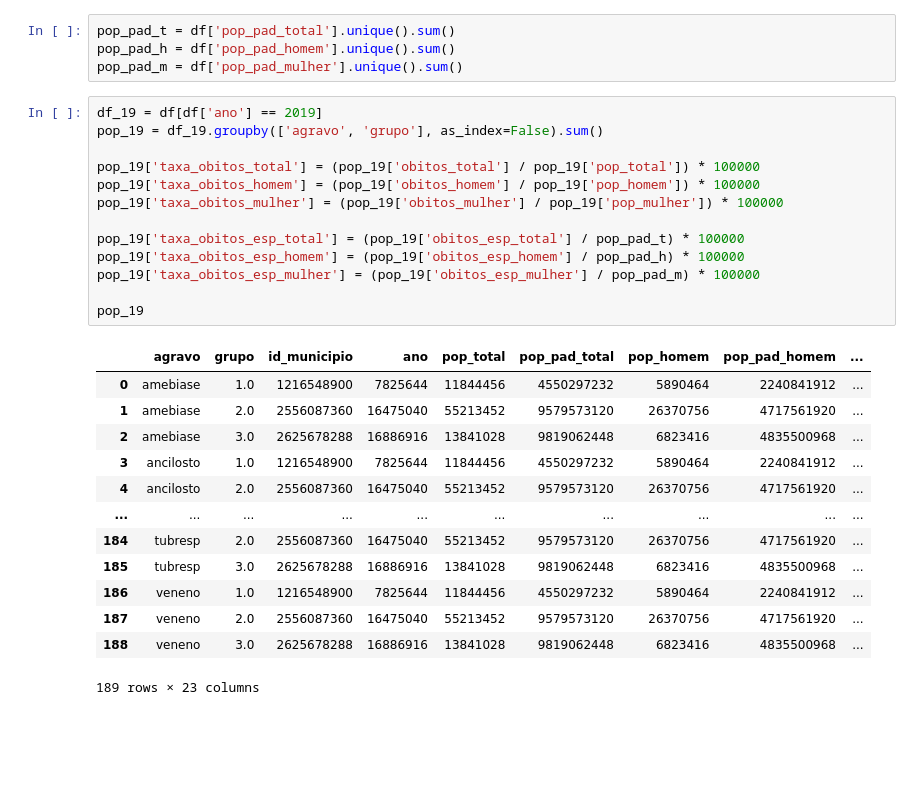
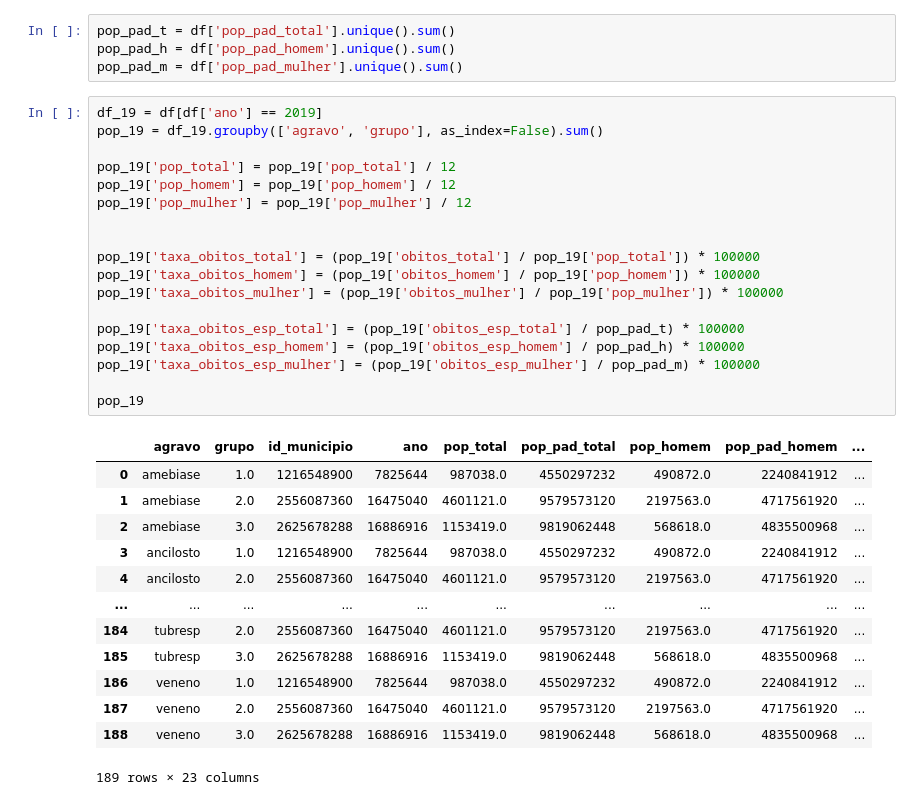
Before and after one commit to uai-ufmg/brumadinho37, a Jupyter notebook: graficos.ipynb, the cells around one changed output. Cells and saved outputs as stored; diff of their text form; blank space fills up the shorter version.

```diff
--- a/graficos.ipynb
+++ b/graficos.ipynb
@@ -25,29 +26,34 @@ pop_pad_m = df['pop_pad_mulher'].unique().sum()
 # %%
 df_19 = df[df['ano'] == 2019]
 pop_19 = df_19.groupby(['agravo', 'grupo'], as_index=False).sum()
+
+pop_19['pop_total'] = pop_19['pop_total'] / 12
+pop_19['pop_homem'] = pop_19['pop_homem'] / 12
+pop_19['pop_mulher'] = pop_19['pop_mulher'] / 12
+
 
 pop_19['taxa_obitos_total'] = (pop_19['obitos_total'] / pop_19['pop_total']) * 100000
 pop_19['taxa_obitos_homem'] = (pop_19['obitos_homem'] / pop_19['pop_homem']) * 100000
 pop_19['taxa_obitos_mulher'] = (pop_19['obitos_mulher'] / pop_19['pop_mulher']) * 100000
 
 pop_19['taxa_obitos_esp_total'] = (pop_19['obitos_esp_total'] / pop_pad_t) * 100000
 pop_19['taxa_obitos_esp_homem'] = (pop_19['obitos_esp_homem'] / pop_pad_h) * 100000
 pop_19['taxa_obitos_esp_mulher'] = (pop_19['obitos_esp_mulher'] / pop_pad_m) * 100000
 
 pop_19
 # %% [output]
 |  | agravo | grupo | id_municipio | ano | pop_total | pop_pad_total | pop_homem | pop_pad_homem | ... |
-| 0 | amebiase | 1.0 | 1216548900 | 7825644 | 11844456 | 4550297232 | 5890464 | 2240841912 | ... |
-| 1 | amebiase | 2.0 | 2556087360 | 16475040 | 55213452 | 9579573120 | 26370756 | 4717561920 | ... |
-| 2 | amebiase | 3.0 | 2625678288 | 16886916 | 13841028 | 9819062448 | 6823416 | 4835500968 | ... |
-| 3 | ancilosto | 1.0 | 1216548900 | 7825644 | 11844456 | 4550297232 | 5890464 | 2240841912 | ... |
-| 4 | ancilosto | 2.0 | 2556087360 | 16475040 | 55213452 | 9579573120 | 26370756 | 4717561920 | ... |
+| 0 | amebiase | 1.0 | 1216548900 | 7825644 | 987038.0 | 4550297232 | 490872.0 | 2240841912 | ... |
+| 1 | amebiase | 2.0 | 2556087360 | 16475040 | 4601121.0 | 9579573120 | 2197563.0 | 4717561920 | ... |
+| 2 | amebiase | 3.0 | 2625678288 | 16886916 | 1153419.0 | 9819062448 | 568618.0 | 4835500968 | ... |
+| 3 | ancilosto | 1.0 | 1216548900 | 7825644 | 987038.0 | 4550297232 | 490872.0 | 2240841912 | ... |
+| 4 | ancilosto | 2.0 | 2556087360 | 16475040 | 4601121.0 | 9579573120 | 2197563.0 | 4717561920 | ... |
 | ... | ... | ... | ... | ... | ... | ... | ... | ... | ... |
-| 184 | tubresp | 2.0 | 2556087360 | 16475040 | 55213452 | 9579573120 | 26370756 | 4717561920 | ... |
-| 185 | tubresp | 3.0 | 2625678288 | 16886916 | 13841028 | 9819062448 | 6823416 | 4835500968 | ... |
-| 186 | veneno | 1.0 | 1216548900 | 7825644 | 11844456 | 4550297232 | 5890464 | 2240841912 | ... |
-| 187 | veneno | 2.0 | 2556087360 | 16475040 | 55213452 | 9579573120 | 26370756 | 4717561920 | ... |
-| 188 | veneno | 3.0 | 2625678288 | 16886916 | 13841028 | 9819062448 | 6823416 | 4835500968 | ... |
+| 184 | tubresp | 2.0 | 2556087360 | 16475040 | 4601121.0 | 9579573120 | 2197563.0 | 4717561920 | ... |
+| 185 | tubresp | 3.0 | 2625678288 | 16886916 | 1153419.0 | 9819062448 | 568618.0 | 4835500968 | ... |
+| 186 | veneno | 1.0 | 1216548900 | 7825644 | 987038.0 | 4550297232 | 490872.0 | 2240841912 | ... |
+| 187 | veneno | 2.0 | 2556087360 | 16475040 | 4601121.0 | 9579573120 | 2197563.0 | 4717561920 | ... |
+| 188 | veneno | 3.0 | 2625678288 | 16886916 | 1153419.0 | 9819062448 | 568618.0 | 4835500968 | ... |
 189 rows × 23 columns
 # %%
 df_r = df[df['ano'] != 2019]
```
Also changed, not shown: parts of 32 cells of this notebook, 2 other files.
